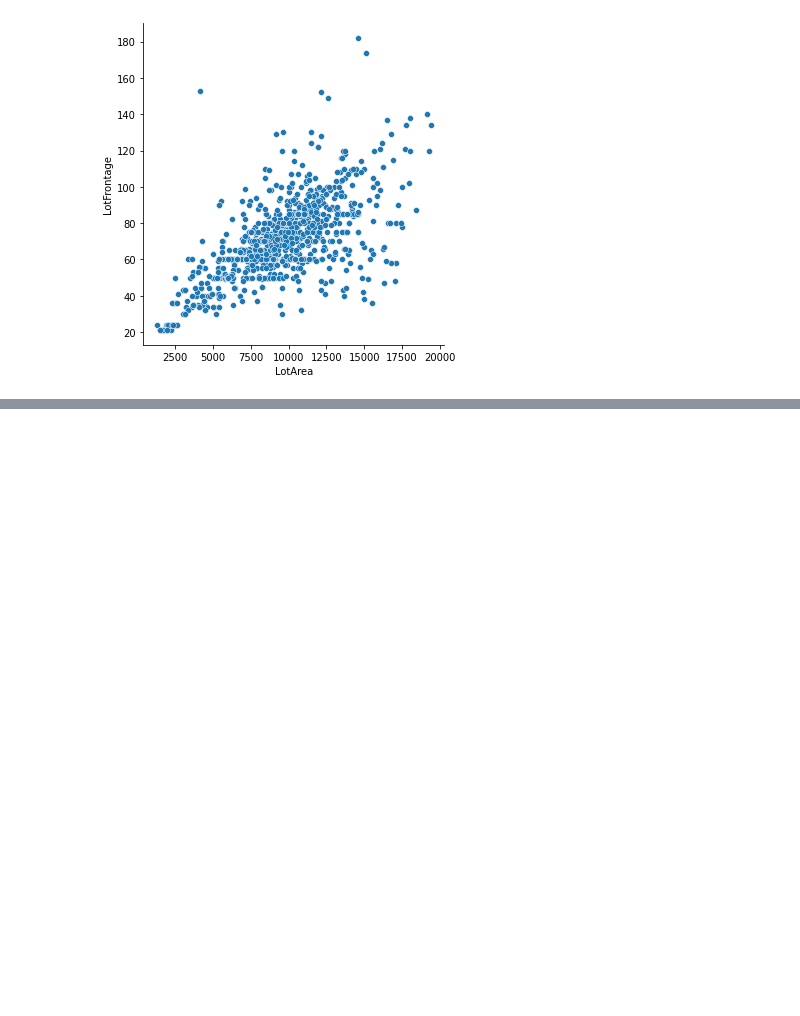
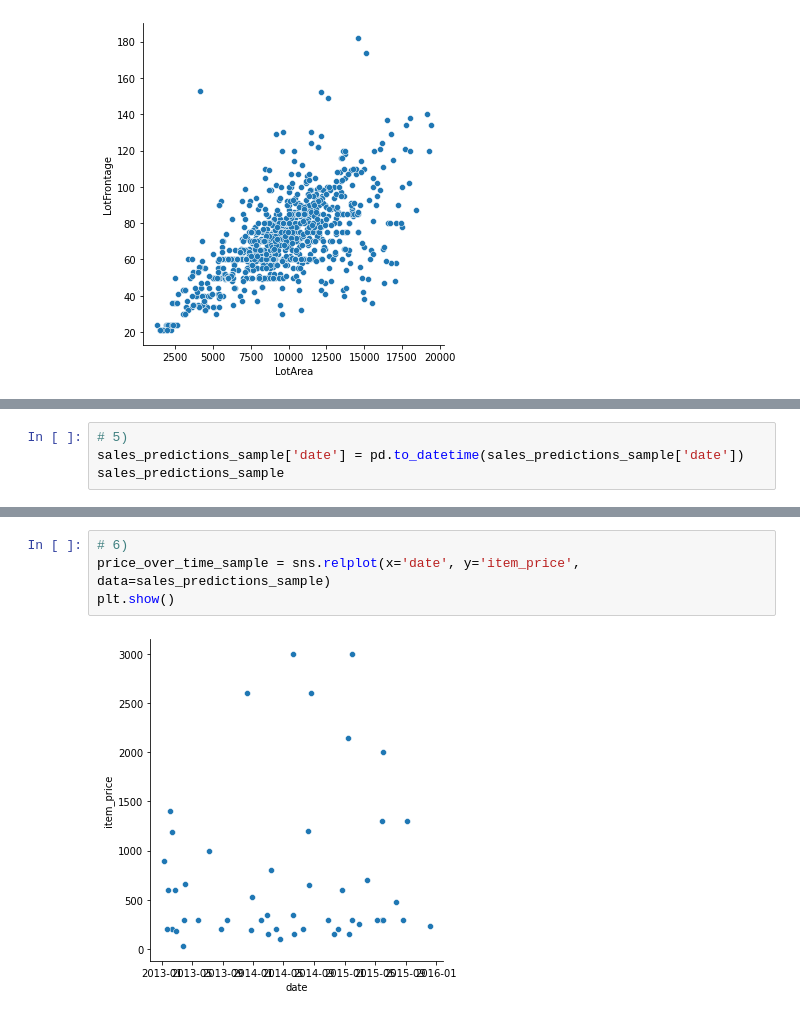
Before and after one commit to Guillaume-Lazaro/PythonEDA, a Jupyter notebook: Exercice Seaborn.ipynb, the cells around one changed output, grey strips where cells are left out. Saved outputs shown, nothing was run; the diff lists cells and outputs as text; blank space fills up the shorter version.

```diff
--- a/Exercice Seaborn.ipynb
+++ b/Exercice Seaborn.ipynb
@@ -85,0 +149,4 @@ df_cleaned3 = df_cleaned2[ df_cleaned2['LotFrontage'] < 200 ]
+# %%
+# 5)
+sales_predictions_sample['date'] = pd.to_datetime(sales_predictions_sample['date'])
+sales_predictions_sample
@@ -85,0 +171,6 @@ df_cleaned3 = df_cleaned2[ df_cleaned2['LotFrontage'] < 200 ]
+# %%
+# 6)
+price_over_time_sample = sns.relplot(x='date', y='item_price', data=sales_predictions_sample)
+plt.show()
+# %% [output]
+[figure, added]
```
Also changed, not shown: parts of 9 cells of this notebook.
